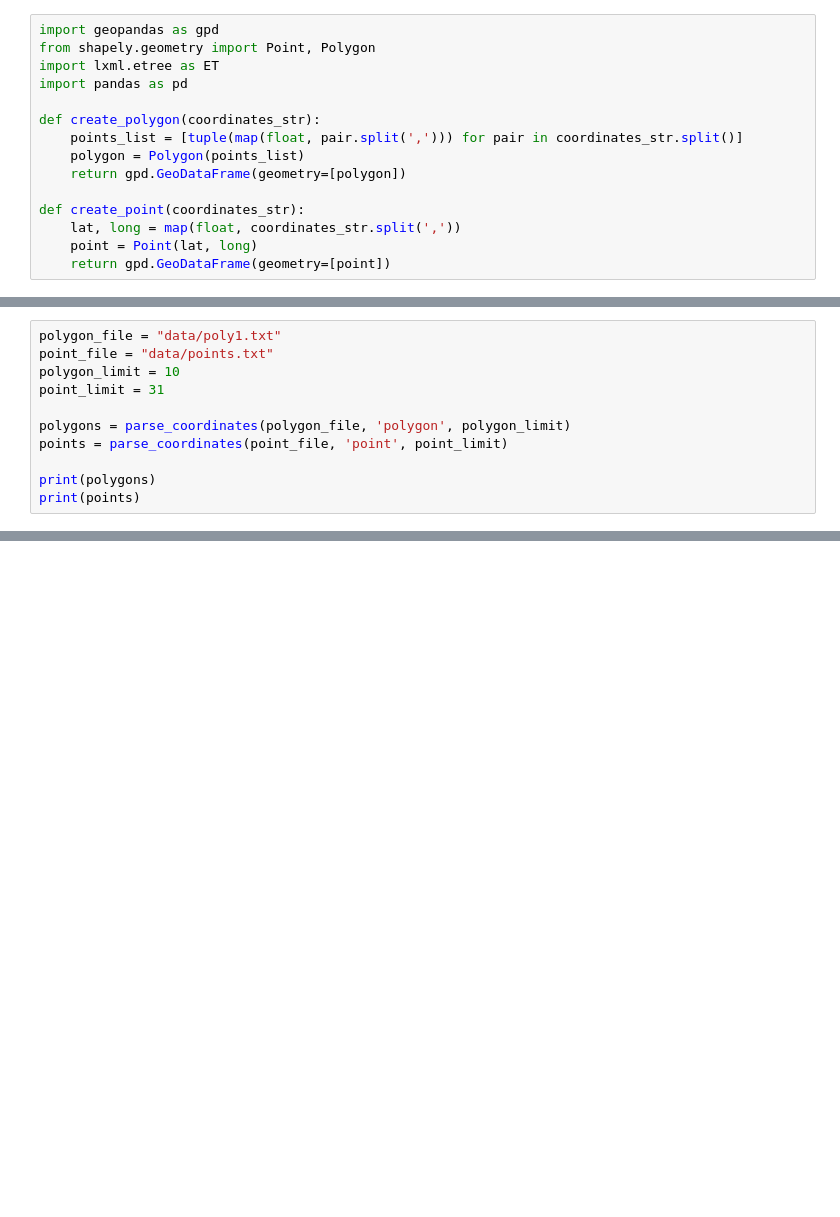
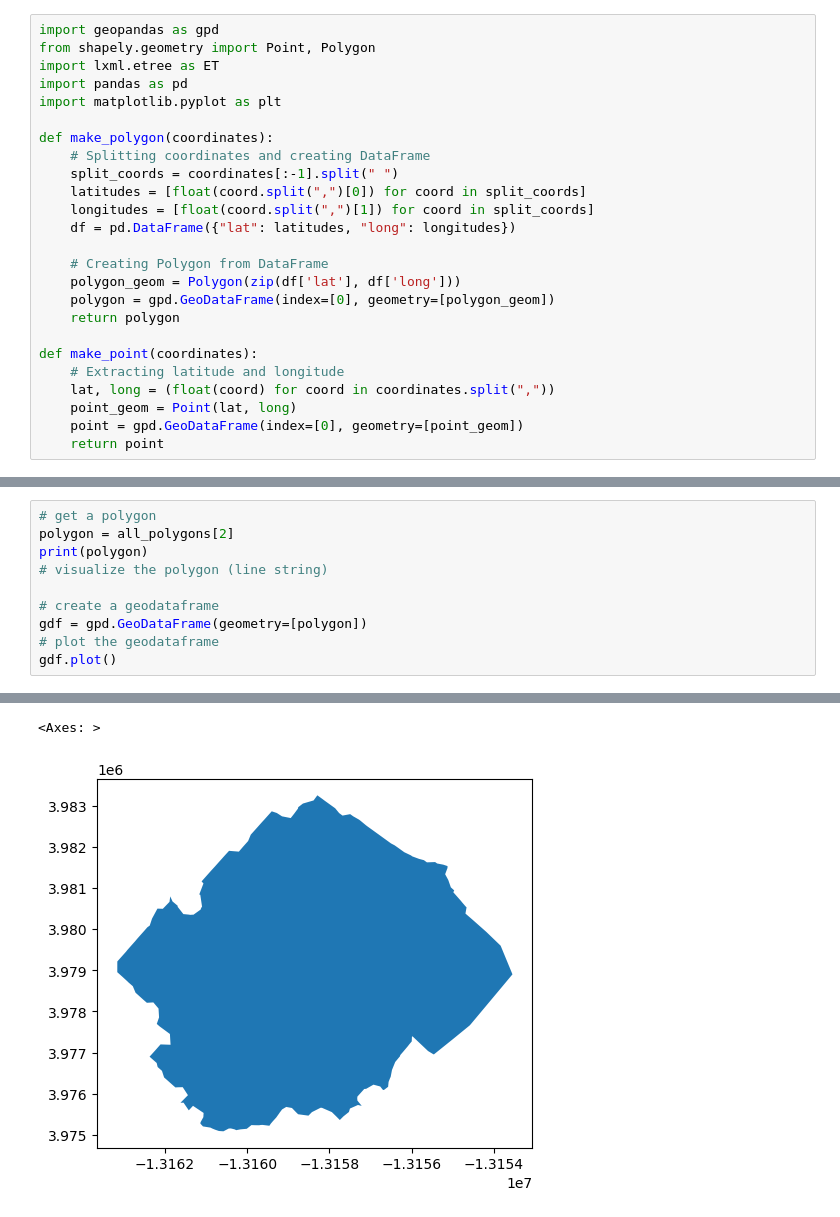
Before and after one commit to tanmay-pro/Geo-Fencing, a Jupyter notebook: code.ipynb, the cells around one changed output, grey strips where cells are left out. Drawn from its saved outputs; the diff is of its cells as text; blank space fills up the shorter version.

```diff
--- a/code.ipynb
+++ b/code.ipynb
@@ -3,13 +3,23 @@ import geopandas as gpd
 from shapely.geometry import Point, Polygon
 import lxml.etree as ET
 import pandas as pd
+import matplotlib.pyplot as plt
 
-def create_polygon(coordinates_str):
-    points_list = [tuple(map(float, pair.split(','))) for pair in coordinates_str.split()]
-    polygon = Polygon(points_list)
-    return gpd.GeoDataFrame(geometry=[polygon])
+def make_polygon(coordinates):
+    # Splitting coordinates and creating DataFrame
+    split_coords = coordinates[:-1].split(" ")
+    latitudes = [float(coord.split(",")[0]) for coord in split_coords]
+    longitudes = [float(coord.split(",")[1]) for coord in split_coords]
+    df = pd.DataFrame({"lat": latitudes, "long": longitudes})
 
-def create_point(coordinates_str):
-    lat, long = map(float, coordinates_str.split(','))
-    point = Point(lat, long)
-    return gpd.GeoDataFrame(geometry=[point])
+    # Creating Polygon from DataFrame
+    polygon_geom = Polygon(zip(df['lat'], df['long']))
+    polygon = gpd.GeoDataFrame(index=[0], geometry=[polygon_geom])
+    return polygon
+
+def make_point(coordinates):
+    # Extracting latitude and longitude
+    lat, long = (float(coord) for coord in coordinates.split(","))
+    point_geom = Point(lat, long)
+    point = gpd.GeoDataFrame(index=[0], geometry=[point_geom])
+    return point
@@ -35,11 +62,11 @@ def parse_coordinates(file_path, entity_type, limit):
-# %%
-polygon_file = "data/poly1.txt"
-point_file = "data/points.txt"
-polygon_limit = 10
-point_limit = 31
-
-polygons = parse_coordinates(polygon_file, 'polygon', polygon_limit)
-points = parse_coordinates(point_file, 'point', point_limit)
-
-print(polygons)
-print(points)
+# %%
+# get a polygon
+polygon = all_polygons[2]
+print(polygon)
+# visualize the polygon (line string)
+
+# create a geodataframe
+gdf = gpd.GeoDataFrame(geometry=[polygon])
+# plot the geodataframe
+gdf.plot()
+# %% [output]
@@ -45,0 +74,2 @@ print(points)
+<Axes: >
+[figure, added]
```
Also changed, not shown: parts of 13 cells of this notebook, 9 other files.
